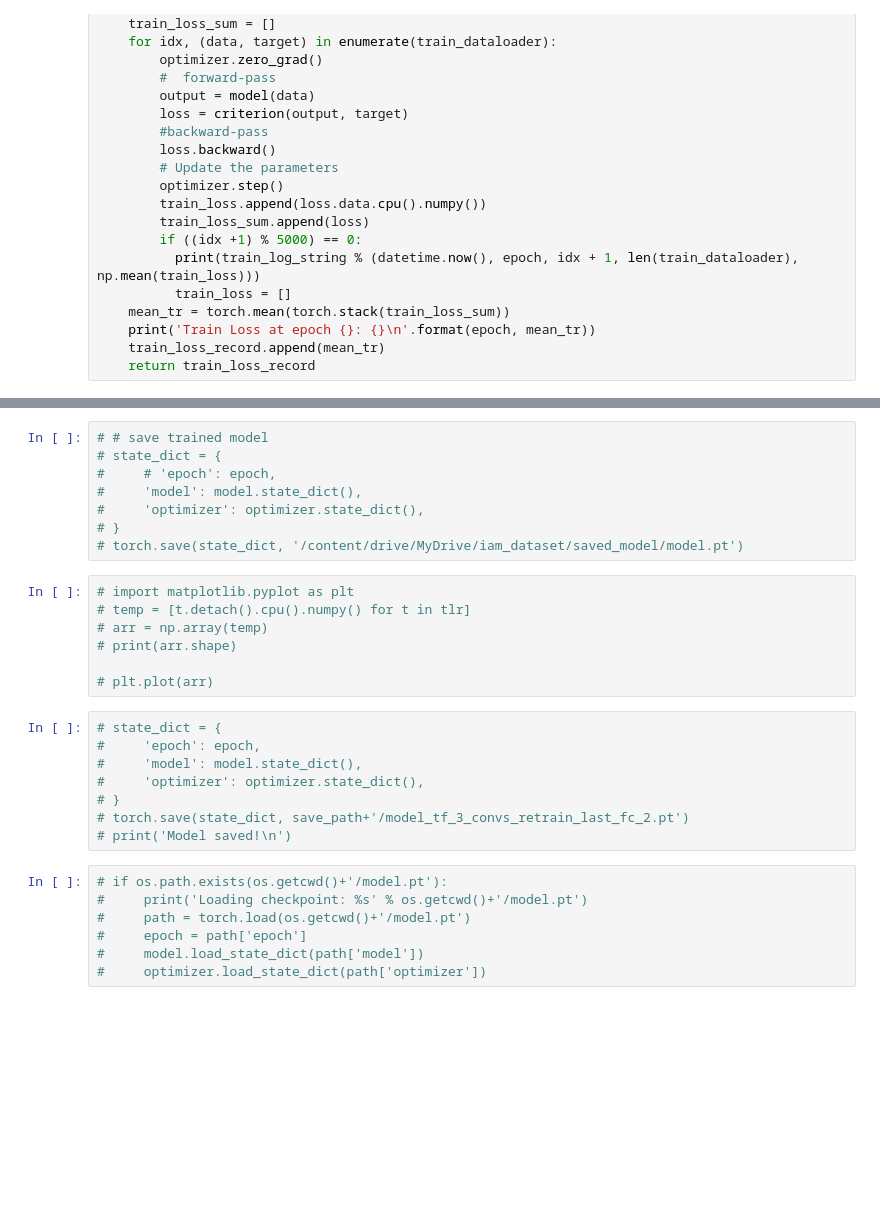
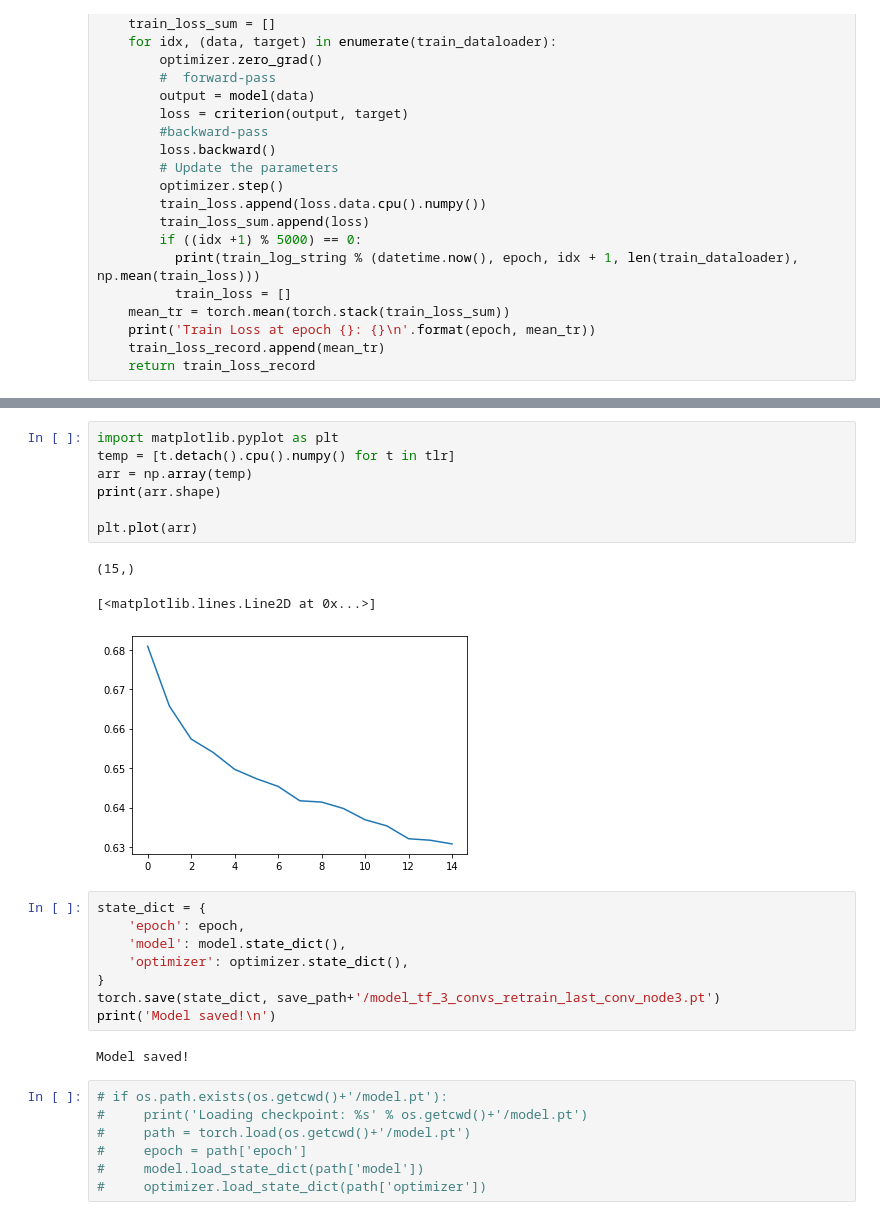
Before and after one commit to ruchiraravishankar/level-5-project, a Jupyter notebook: iam_dataset_binary_classifier_transfer_learning.ipynb, the cells around one changed output, grey strips where cells are left out. Drawn from its saved outputs; the diff is of its cells as text; blank space fills up the shorter version.

```diff
--- a/iam_dataset_binary_classifier_transfer_learning.ipynb
+++ b/iam_dataset_binary_classifier_transfer_learning.ipynb
@@ -539,26 +539,24 @@ Train Loss at epoch 14: 0.6685209274291992
+# %%
+import matplotlib.pyplot as plt
+temp = [t.detach().cpu().numpy() for t in tlr]
+arr = np.array(temp)
+print(arr.shape)
+
+plt.plot(arr)
+# %% [output]
+(15,)
+[<matplotlib.lines.Line2D at 0x...>]
+[figure, added]
 # %%
-# # save trained model
-# state_dict = {
-#     # 'epoch': epoch,
-#     'model': model.state_dict(),
-#     'optimizer': optimizer.state_dict(),
-# }
-# torch.save(state_dict, '/content/drive/MyDrive/iam_dataset/saved_model/model.pt')
+state_dict = {
+    'epoch': epoch,
+    'model': model.state_dict(),
+    'optimizer': optimizer.state_dict(),
+}
+torch.save(state_dict, save_path+'/model_tf_3_convs_retrain_last_conv_node3.pt')
+print('Model saved!\n')
+# %% [output]
+Model saved!
-# %%
-# import matplotlib.pyplot as plt
-# temp = [t.detach().cpu().numpy() for t in tlr]
-# arr = np.array(temp)
-# print(arr.shape)
-
-# plt.plot(arr)
-# %%
-# state_dict = {
-#     'epoch': epoch,
-#     'model': model.state_dict(),
-#     'optimizer': optimizer.state_dict(),
-# }
-# torch.save(state_dict, save_path+'/model_tf_3_convs_retrain_last_fc_2.pt')
-# print('Model saved!\n')
 # %%
 # if os.path.exists(os.getcwd()+'/model.pt'):
 #     print('Loading checkpoint: %s' % os.getcwd()+'/model.pt')
```
Also changed, not shown: parts of 24 cells of this notebook.
